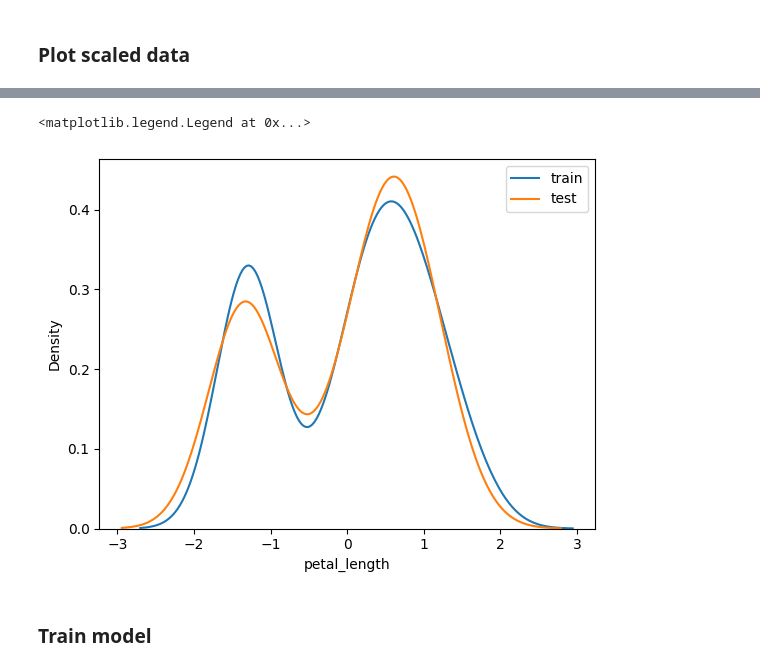
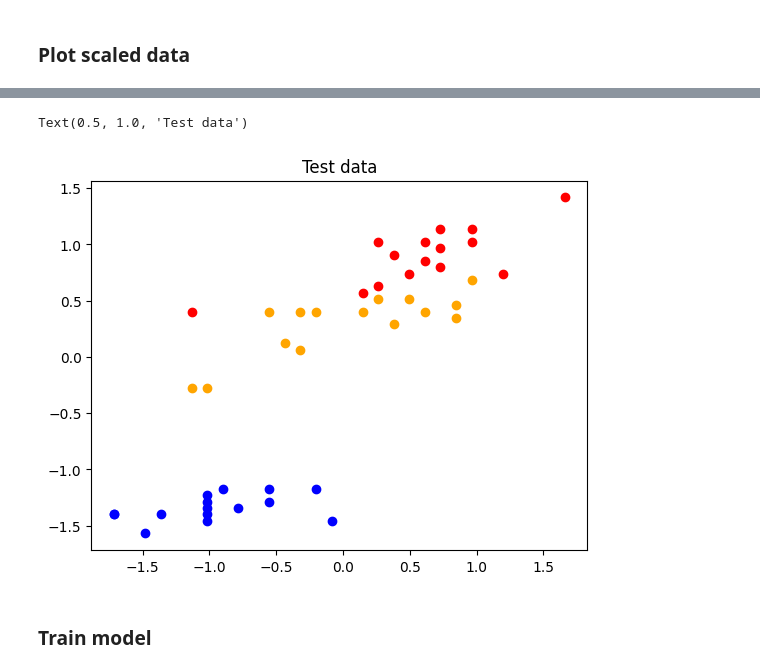
Before and after one commit to BuiHoangTu/ul.year2024Autumn.data-engineering-machine-learning.e-tivities, a Jupyter notebook: a3/Activity3_24005665.ipynb, the cells around one changed output, grey strips where cells are left out. Drawn from its saved outputs; the diff is of its cells as text; code cells hidden in the pictures.

```diff
--- a/a3/Activity3_24005665.ipynb
+++ b/a3/Activity3_24005665.ipynb
@@ -212,11 +217,11 @@ plt.legend(["train", "test"])
-# %%
-sns.kdeplot(X_train[:,1])
-sns.kdeplot(X_test[:,1])
-plt.xlabel("petal_length")
-plt.legend(["train", "test"])
-# %% [output]
-<matplotlib.legend.Legend at 0x...>
-[figure, removed]
+# %%
+plt.scatter(X_test[y_test == 0][:, 0], X_test[y_test == 0][:, 1], color="blue")
+plt.scatter(X_test[y_test == 1][:, 0], X_test[y_test == 1][:, 1], color="orange")
+plt.scatter(X_test[y_test == 2][:, 0], X_test[y_test == 2][:, 1], color="red")
+plt.title("Test data")
+# %% [output]
+Text(0.5, 1.0, 'Test data')
+[figure, added]
 # %% [markdown]
 ### Train model
 # %%
```
Also changed, not shown: parts of 12 cells of this notebook.
